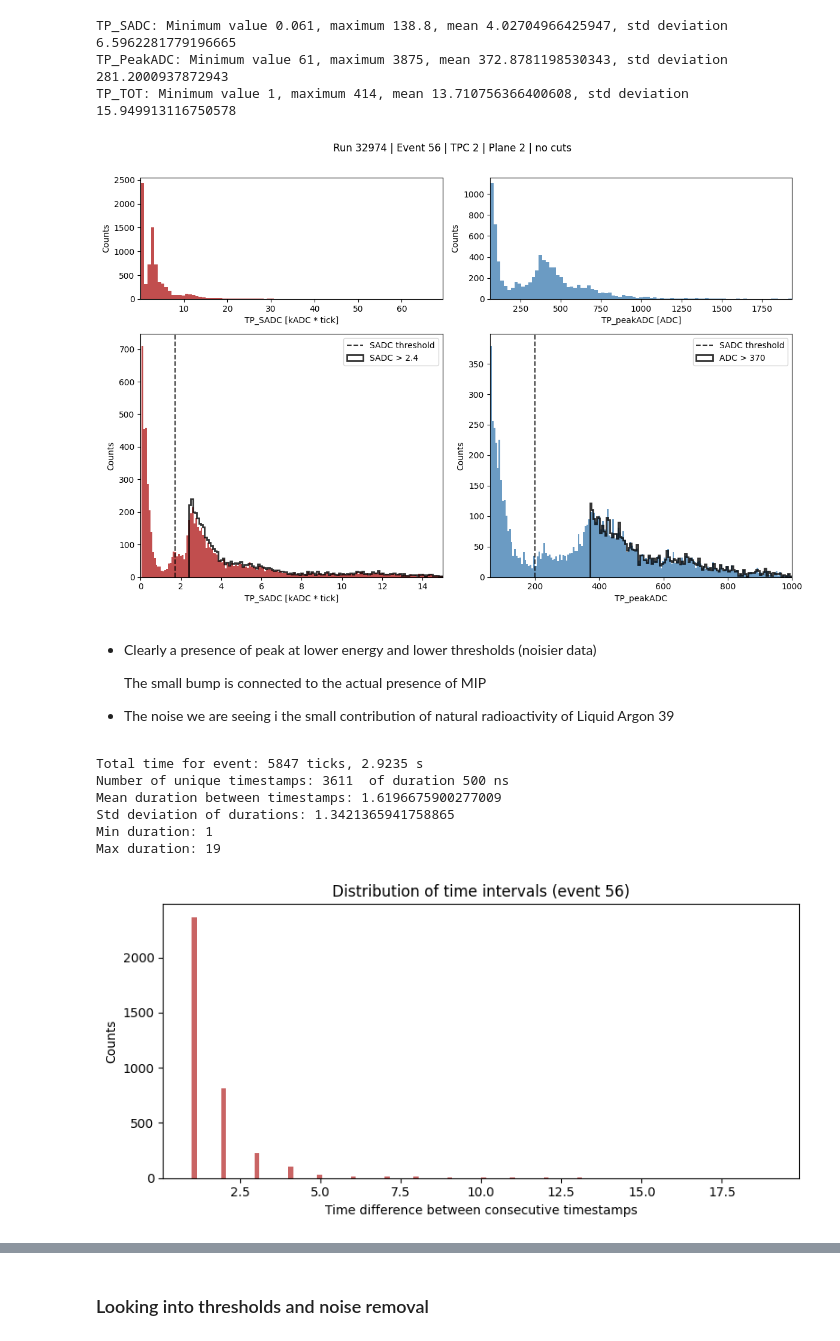
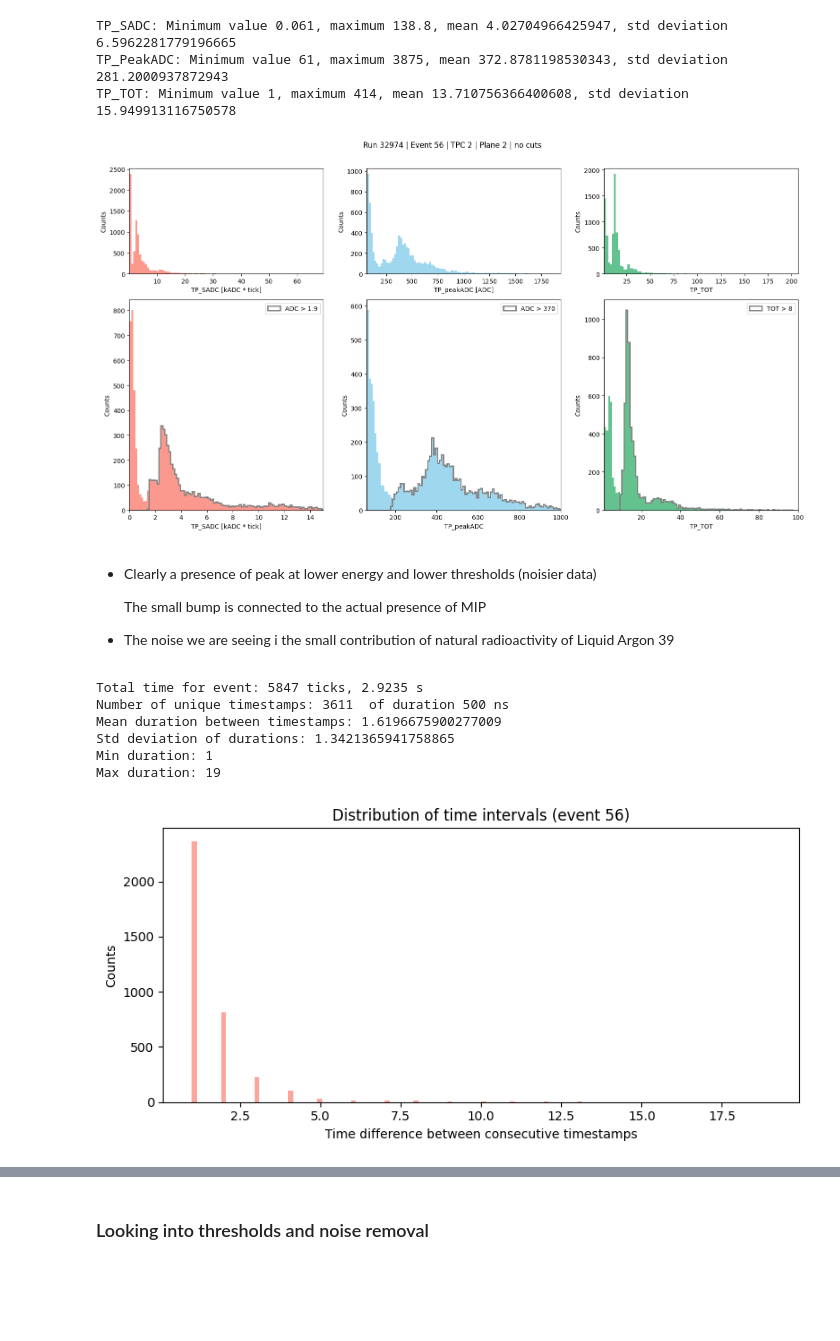
Before and after one commit to JuliaFavaro/SS25_TP_ProtoDUNE, a Jupyter notebook: src/RUN_test event_run_TPC.ipynb, the cells around one changed output, grey strips where cells are left out. Drawn from its saved outputs; the diff is of its cells as text; code cells hidden in the pictures; blank space fills up the shorter version.

```diff
--- a/src/RUN_test event_run_TPC.ipynb
+++ b/src/RUN_test event_run_TPC.ipynb
@@ -118,54 +118,74 @@ TP_SADC: Minimum value 0.061, maximum 138.8, mean 4.02704966425947, std deviatio
 TP_PeakADC: Minimum value 61, maximum 3875, mean 372.8781198530343, std deviation 281.2000937872943
 TP_TOT: Minimum value 1, maximum 414, mean 13.710756366400608, std deviation 15.949913116750578
 # %%
-fig, axs = plt.subplots(2, 2, figsize=(12, 8), gridspec_kw={'height_ratios': [1, 2]})
+fig, axs = plt.subplots(2, 3, figsize=(16, 9), gridspec_kw={'height_ratios': [1, 2]})
 
 plt.suptitle(make_title(tps['run'].unique()[0], event, TPC, plane))
 
-# LEFT: TP_SADC
-axs[0, 0].hist(tps['TP_SADC']/1e3, bins=int(2*np.sqrt(len(tps))), alpha=0.8, color='firebrick')
+# 1. TP_SADC
+bins_sadc = np.linspace(tps['TP_SADC'].min()/1e3, tps['TP_SADC'].max()/2e3, 100)
+axs[0, 0].hist(tps['TP_SADC']/1e3, bins=bins_sadc, alpha=0.8, color='salmon')
 axs[0, 0].set_xlabel('TP_SADC [kADC * tick]')
 axs[0, 0].set_ylabel('Counts')
-axs[0, 0].set_xlim(tps['TP_SADC'].min()/1e3, tps['TP_SADC'].max()/2e3)
+axs[0, 0].set_xlim(bins_sadc[0], bins_sadc[-1])
 
 mask_sadc = (tps['TP_SADC']/1e3 >= 0) & (tps['TP_SADC']/1e3 <= 15)
 tps_zoom_sadc = tps[mask_sadc]
-axs[1, 0].hist(tps_zoom_sadc['TP_SADC']/1e3, bins=int(2*np.sqrt(len(tps_zoom_sadc))),alpha=0.8, color='firebrick')
+bins_sadc_zoom = np.linspace(0, 15, 100)
+axs[1, 0].hist(tps_zoom_sadc['TP_SADC']/1e3, bins=bins_sadc_zoom, alpha=0.8, color='salmon')
 axs[1, 0].set_xlabel('TP_SADC [kADC * tick]')
 axs[1, 0].set_ylabel('Counts')
-axs[1, 0].set_xlim(0, 15)
+axs[1, 0].set_xlim(bins_sadc_zoom[0], bins_sadc_zoom[-1])
 
-axs[1, 0].axvline(1.7, color='black', linestyle='--', alpha=0.8, label='SADC threshold')
-threshold_sadc = 2.4
+threshold_sadc = 1.5
 sadc_cut = tps_zoom_sadc[tps_zoom_sadc['TP_SADC']/1e3 > threshold_sadc]
-axs[1, 0].hist(sadc_cut['TP_SADC']/1e3, bins=int(2*np.sqrt(len(sadc_cut))),
-               histtype='step', color='black', linewidth=2, alpha=0.8, label='SADC > 2.4')
+axs[1, 0].hist(sadc_cut['TP_SADC']/1e3, bins=bins_sadc_zoom, histtype='step', color='gray', linewidth=2, label='ADC > 1.9')
 axs[1, 0].legend()
 
-# CENTRAL: TP_peakADC
-axs[0, 1].hist(tps['TP_peakADC'], bins=int(2*np.sqrt(len(tps))), alpha=0.8, color='steelblue')
+# 2. TP_peakADC
+bins_adc = np.linspace(tps['TP_peakADC'].min(), tps['TP_peakADC'].max()/2, 100)
+axs[0, 1].hist(tps['TP_peakADC'], bins=bins_adc, alpha=0.8, color='skyblue')
 axs[0, 1].set_xlabel('TP_peakADC [ADC]')
 axs[0, 1].set_ylabel('Counts')
-axs[0, 1].set_xlim(tps['TP_peakADC'].min(), tps['TP_peakADC'].max()/2)
+axs[0, 1].set_xlim(bins_adc[0], bins_adc[-1])
 
 mask_adc = (tps['TP_peakADC'] >= 61) & (tps['TP_peakADC'] <= 1000)
 tps_zoom_adc = tps[mask_adc]
-axs[1, 1].hist(tps_zoom_adc['TP_peakADC'], bins=int(2*np.sqrt(len(tps_zoom_adc))), alpha=0.8, color='steelblue')
+bins_adc_zoom = np.linspace(61, 1000, 100)
+axs[1, 1].hist(tps_zoom_adc['TP_peakADC'], bins=bins_adc_zoom, alpha=0.8, color='skyblue')
 axs[1, 1].set_xlabel('TP_peakADC')
 axs[1, 1].set_ylabel('Counts')
-axs[1, 1].set_xlim(61, 1000 )
+axs[1, 1].set_xlim(bins_adc_zoom[0], bins_adc_zoom[-1])
 
-axs[1, 1].axvline(200, color='black', linestyle='--', alpha=0.8, label='SADC threshold')
-threshold_adc = 370
+threshold_adc = 180
 adc_cut = tps_zoom_adc[tps_zoom_adc['TP_peakADC'] > threshold_adc]
-axs[1, 1].hist(adc_cut['TP_peakADC'], bins=int(2*np.sqrt(len(adc_cut))),
-               histtype='step', color='black', linewidth=2, alpha=0.8,label='ADC > 370')
+axs[1, 1].hist(adc_cut['TP_peakADC'], bins=bins_adc_zoom, histtype='step', color='gray', linewidth=2, label='ADC > 370')
 axs[1, 1].legend()
+
+# 3. TP_TOT
+bins_tot = np.linspace(tps['TP_TOT'].min(), tps['TP_TOT'].max()/2, 100)
+axs[0, 2].hist(tps['TP_TOT'], bins=bins_tot, alpha=0.8, color='mediumseagreen')
+axs[0, 2].set_xlabel('TP_TOT')
+axs[0, 2].set_ylabel('Counts')
+axs[0, 2].set_xlim(bins_tot[0], bins_tot[-1])
+
+mask_tot = (tps['TP_TOT'] >= 1) & (tps['TP_TOT'] <= 100)
+tps_zoom_tot = tps[mask_tot]
+bins_tot_zoom = np.linspace(1, 100, 100)
+axs[1, 2].hist(tps_zoom_tot['TP_TOT'], bins=bins_tot_zoom, alpha=0.8, color='mediumseagreen')
+axs[1, 2].set_xlabel('TP_TOT')
+axs[1, 2].set_ylabel('Counts')
+axs[1, 2].set_xlim(bins_tot_zoom[0], bins_tot_zoom[-1])
+
+threshold_tot = 8
+tot_cut = tps_zoom_tot[tps_zoom_tot['TP_TOT'] > threshold_tot]
+axs[1, 2].hist(tot_cut['TP_TOT'], bins=bins_tot_zoom, histtype='step', color='gray', linewidth=2, label='TOT > 8')
+axs[1, 2].legend()
 
 plt.tight_layout(rect=[0, 0, 1, 0.97])
 plt.show()
 # %% [output]
-[figure, old version]
+[figure, new version]
 # %% [markdown]
 - Clearly a presence of peak at lower energy and lower thresholds (noisier data)
 
@@ -186,12 +206,8 @@ print("Std deviation of durations:", np.std(time_diffs))
 print("Min duration:", np.min(time_diffs))
 print("Max duration:", np.max(time_diffs))
 
-#Sparse and Irregular Hit Times:
-#   You have many ticks where no new hit occurs (no threshold crossing, no pulse peak is found on any channel at that tick).
-#   As a result, the time stamps for hits are separated by multiple ticks, depending on where and when a pulse maximum is detecte
-
 plt.figure(figsize=(8,4))
-plt.hist(time_diffs, bins=int(2*np.sqrt(len(time_diffs))), color='firebrick', alpha=0.7)
+plt.hist(time_diffs, bins=int(2*np.sqrt(len(time_diffs))), color='salmon', alpha=0.7)
 plt.xlabel("Time difference between consecutive timestamps")
 plt.ylabel("Counts")
 plt.title("Distribution of time intervals (event {})".format(event))
@@ -204,6 +220,6 @@ Mean duration between timestamps: 1.6196675900277009
 Std deviation of durations: 1.3421365941758865
 Min duration: 1
 Max duration: 19
-[figure, old version]
+[figure, new version]
 # %% [markdown]
 - The readout is the ADC counts as a function of ticks, 500 ns on each channel. Each event spans 3s circa.
```
Also changed, not shown: parts of 10 cells of this notebook, 1 other file.
